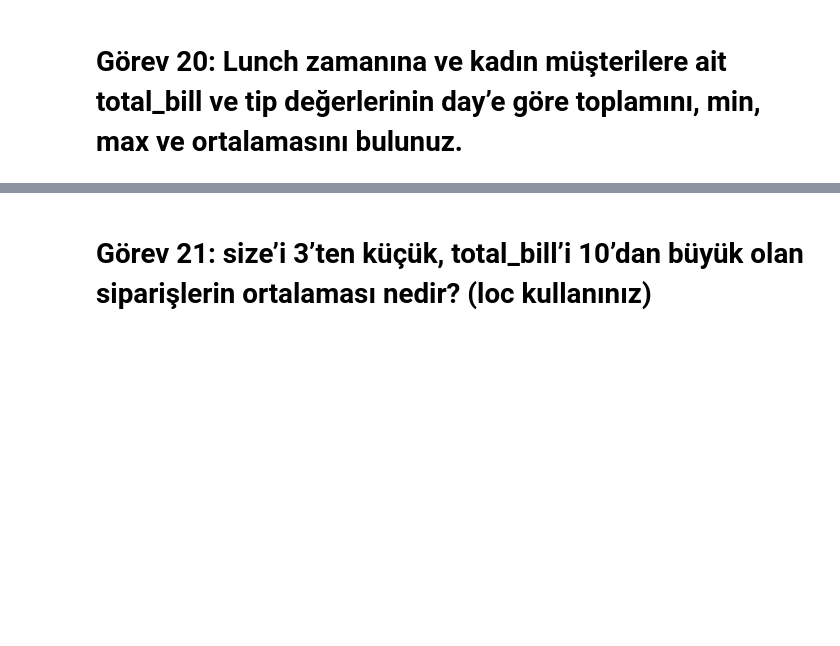
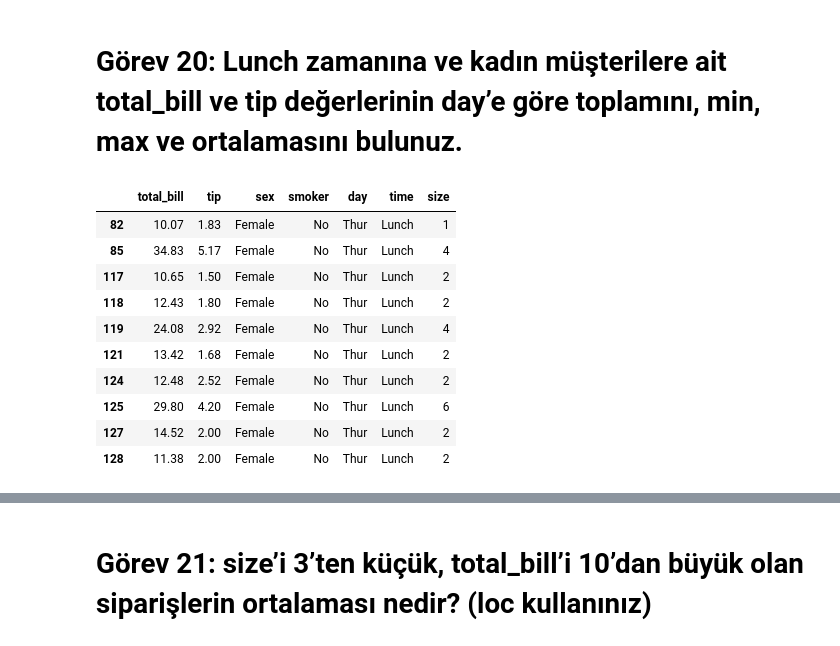
Before and after one commit to erkamesen/Data-Lover, a Jupyter notebook: List Comprehension ve Pandas Alıştırmaları /pandas_gorevler.ipynb, the cells around one changed output, grey strips where cells are left out. Saved outputs shown, nothing was run; the diff lists cells and outputs as text; code cells hidden in the pictures; blank space fills up the shorter version.

```diff
--- a/List Comprehension ve Pandas Alıştırmaları /pandas_gorevler.ipynb
+++ b/List Comprehension ve Pandas Alıştırmaları /pandas_gorevler.ipynb
@@ -253,3 +313,17 @@ df.pivot_table("total_bill","day","time", aggfunc=["min","max","mean"])
 # %% [markdown]
 # Görev 20:  Lunch zamanına ve kadın müşterilere ait total_bill ve tip  değerlerinin day’e göre toplamını, min, max ve ortalamasını bulunuz.
+# %%
+df[(df["time"]=="Lunch") & (df["sex"]=="Female")].head(10)
+# %% [output]
+|  | total_bill | tip | sex | smoker | day | time | size |
+| 82 | 10.07 | 1.83 | Female | No | Thur | Lunch | 1 |
+| 85 | 34.83 | 5.17 | Female | No | Thur | Lunch | 4 |
+| 117 | 10.65 | 1.50 | Female | No | Thur | Lunch | 2 |
+| 118 | 12.43 | 1.80 | Female | No | Thur | Lunch | 2 |
+| 119 | 24.08 | 2.92 | Female | No | Thur | Lunch | 4 |
+| 121 | 13.42 | 1.68 | Female | No | Thur | Lunch | 2 |
+| 124 | 12.48 | 2.52 | Female | No | Thur | Lunch | 2 |
+| 125 | 29.80 | 4.20 | Female | No | Thur | Lunch | 6 |
+| 127 | 14.52 | 2.00 | Female | No | Thur | Lunch | 2 |
+| 128 | 11.38 | 2.00 | Female | No | Thur | Lunch | 2 |
 # %%
```
Also changed, not shown: parts of 11 cells of this notebook, 1 other file.
